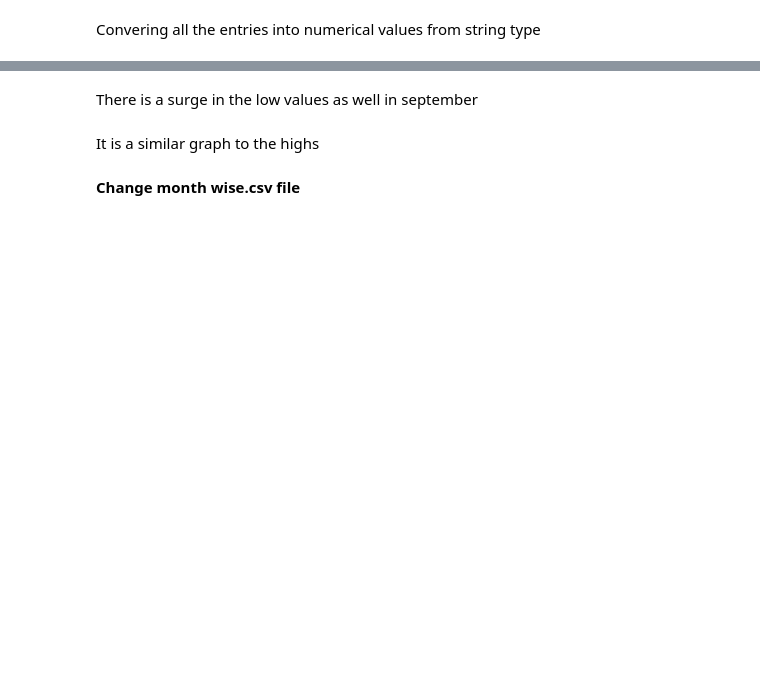
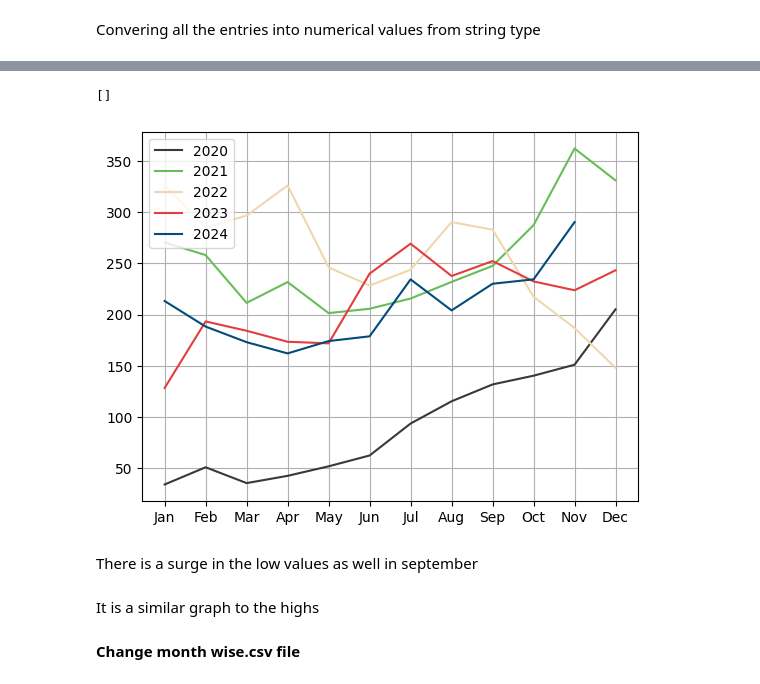
Before and after one commit to Partha-Suresh/XAI-Project, a Jupyter notebook: notebooks/Stock Regression/EDA stock regression.ipynb, the cells around one changed output, grey strips where cells are left out. Saved outputs shown, nothing was run; the diff lists cells and outputs as text; code cells hidden in the pictures; blank space fills up the shorter version.

```diff
--- a/notebooks/Stock Regression/EDA stock regression.ipynb
+++ b/notebooks/Stock Regression/EDA stock regression.ipynb
@@ -321,3 +376,15 @@ plt.plot()
+# %%
+plt.xticks(range(0,12),labels=['Jan','Feb','Mar','Apr','May','Jun','Jul','Aug','Sep','Oct','Nov','Dec'])
+j=0
+for i in range(5,10):
+    plt.plot(lows[i].values(),colors2[j])
+    j+=1
+plt.grid(True)
+plt.legend(["2020","2021","2022","2023","2024"],loc="upper left")
+plt.plot()
+# %% [output]
+[]
+[figure, added]
 # %% [markdown]
 There is a surge in the low values as well in september
 # %% [markdown]
```
Also changed, not shown: parts of 26 cells of this notebook.
